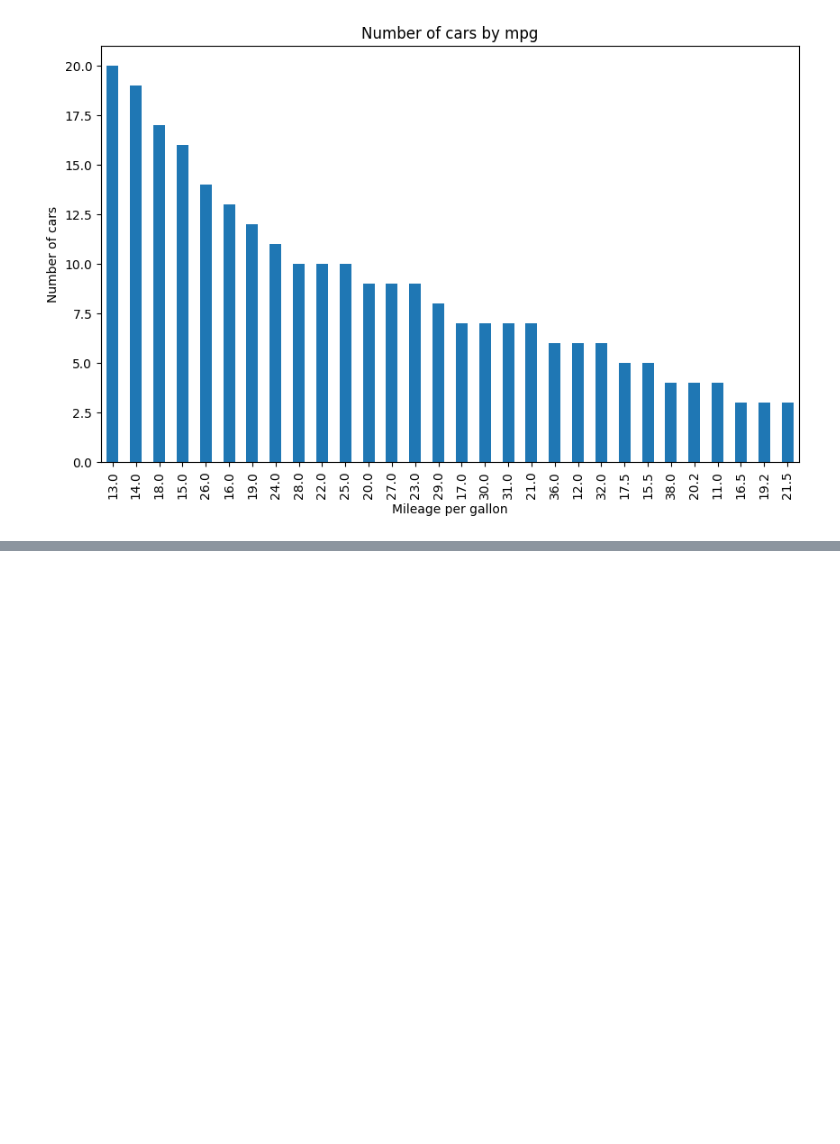
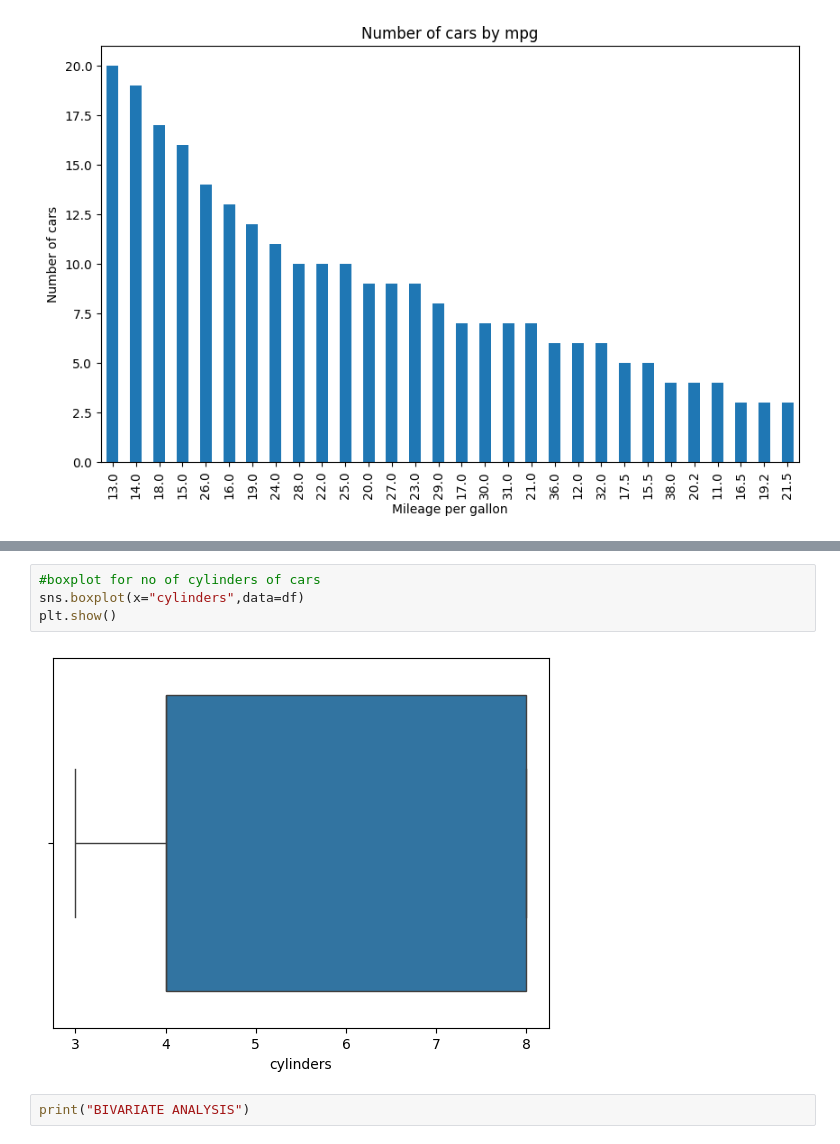
Before and after one commit to GHAUTHAM2509/data_analytics_da, a Jupyter notebook: 23BCE0487.ipynb, the cells around one changed output, grey strips where cells are left out. Cells and saved outputs as stored; diff of their text form; blank space fills up the shorter version.

```diff
--- a/23BCE0487.ipynb
+++ b/23BCE0487.ipynb
@@ -176,0 +208,8 @@ Text(0.5, 0, 'Mileage per gallon')
+# %%
+#boxplot for no of cylinders of cars
+sns.boxplot(x="cylinders",data=df)
+plt.show()
+# %% [output]
+[figure, added]
+# %%
+print("BIVARIATE ANALYSIS")
```
Also changed, not shown: parts of 5 cells of this notebook.
